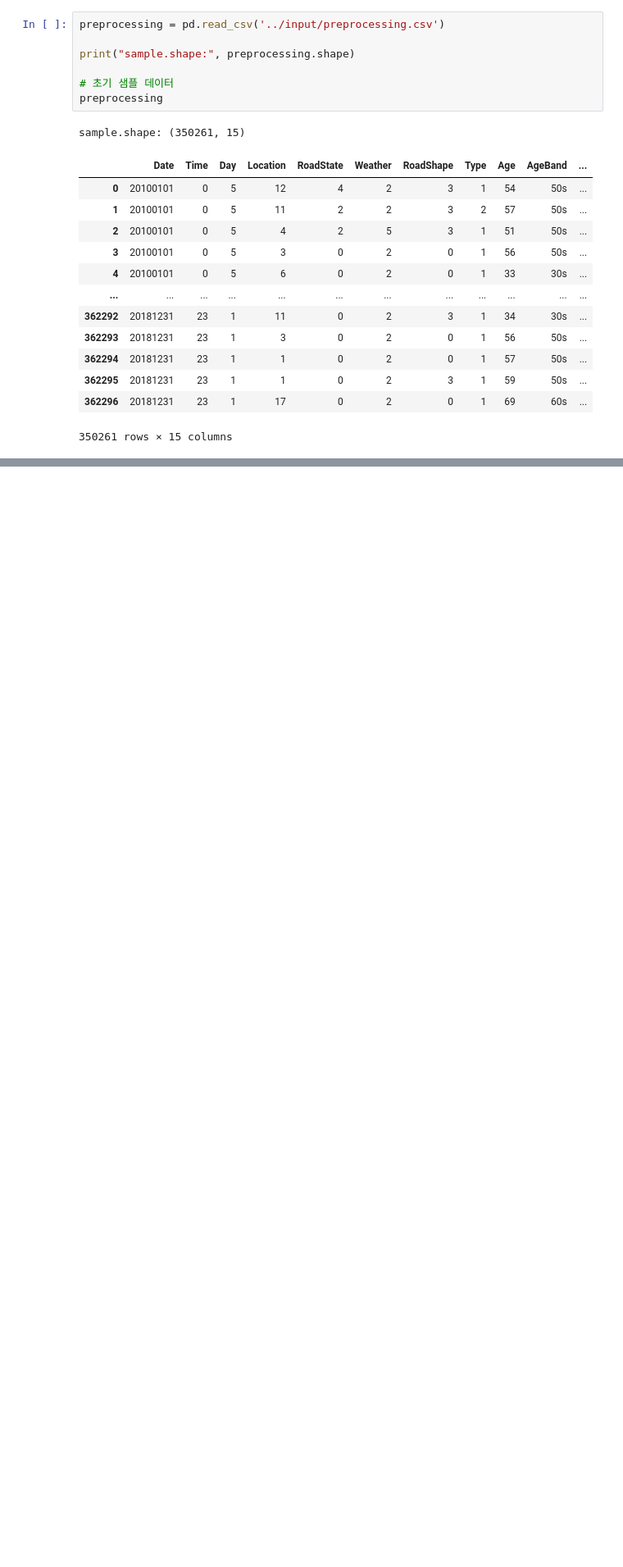
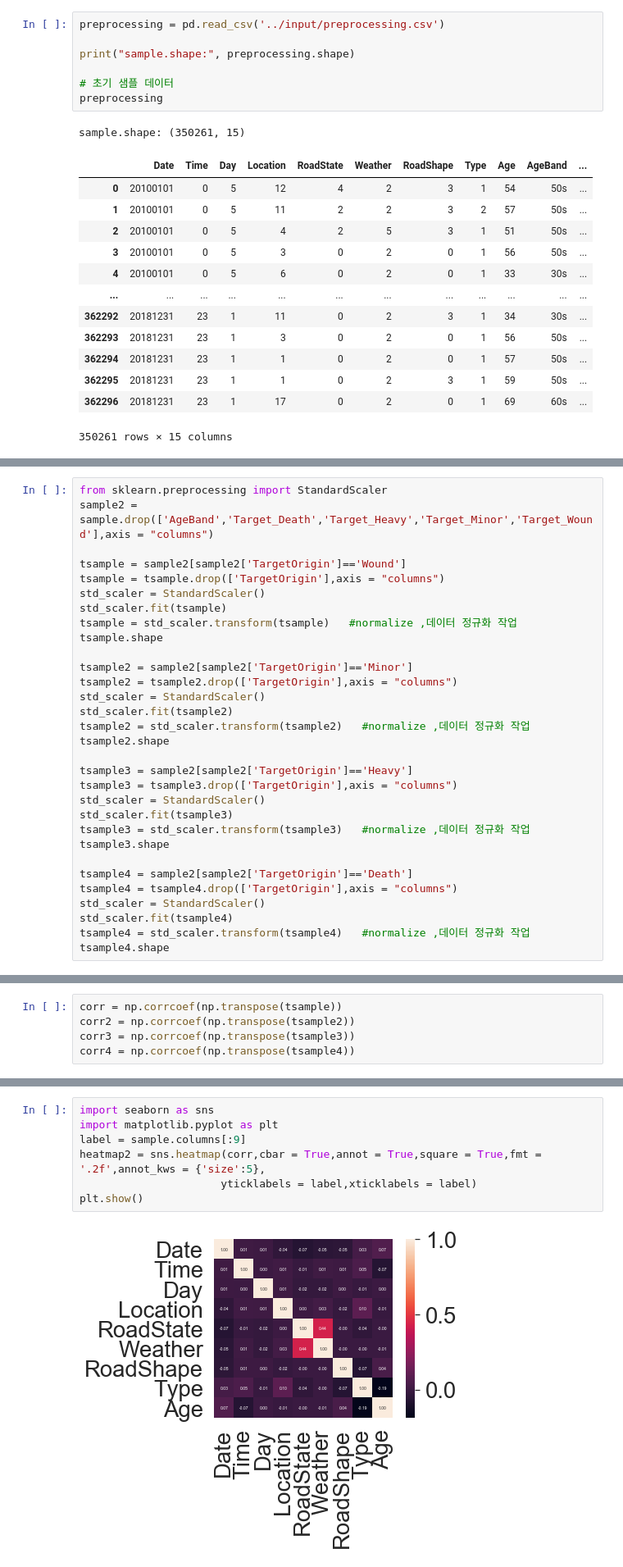
Before and after one commit to oohyun15/Prediction-of-Traffic-Accident-Risk, a Jupyter notebook: src/Preprocessing.ipynb, the cells around one changed output, grey strips where cells are left out. Shown: that part at 82% size. Cells and saved outputs as stored; diff of their text form; blank space fills up the shorter version.

```diff
--- a/src/Preprocessing.ipynb
+++ b/src/Preprocessing.ipynb
@@ -292,0 +320,31 @@ sample.shape: (350261, 15)
+# %%
+from sklearn.preprocessing import StandardScaler
+sample2 = sample.drop(['AgeBand','Target_Death','Target_Heavy','Target_Minor','Target_Wound'],axis = "columns")
+
+tsample = sample2[sample2['TargetOrigin']=='Wound']
+tsample = tsample.drop(['TargetOrigin'],axis = "columns")
+std_scaler = StandardScaler()
+std_scaler.fit(tsample)
+tsample = std_scaler.transform(tsample)   #normalize ,데이터 정규화 작업
+tsample.shape
+
+tsample2 = sample2[sample2['TargetOrigin']=='Minor']
+tsample2 = tsample2.drop(['TargetOrigin'],axis = "columns")
+std_scaler = StandardScaler()
+std_scaler.fit(tsample2)
+tsample2 = std_scaler.transform(tsample2)   #normalize ,데이터 정규화 작업
+tsample2.shape
+
+tsample3 = sample2[sample2['TargetOrigin']=='Heavy']
+tsample3 = tsample3.drop(['TargetOrigin'],axis = "columns")
+std_scaler = StandardScaler()
+std_scaler.fit(tsample3)
+tsample3 = std_scaler.transform(tsample3)   #normalize ,데이터 정규화 작업
+tsample3.shape
+
+tsample4 = sample2[sample2['TargetOrigin']=='Death']
+tsample4 = tsample4.drop(['TargetOrigin'],axis = "columns")
+std_scaler = StandardScaler()
+std_scaler.fit(tsample4)
+tsample4 = std_scaler.transform(tsample4)   #normalize ,데이터 정규화 작업
+tsample4.shape
@@ -292,0 +353,5 @@ sample.shape: (350261, 15)
+# %%
+corr = np.corrcoef(np.transpose(tsample))
+corr2 = np.corrcoef(np.transpose(tsample2))
+corr3 = np.corrcoef(np.transpose(tsample3))
+corr4 = np.corrcoef(np.transpose(tsample4))
@@ -292,0 +378,9 @@ sample.shape: (350261, 15)
+# %%
+import seaborn as sns
+import matplotlib.pyplot as plt
+label = sample.columns[:9]
+heatmap2 = sns.heatmap(corr,cbar = True,annot = True,square = True,fmt = '.2f',annot_kws = {'size':5},
+                      yticklabels = label,xticklabels = label)
+plt.show()
+# %% [output]
+[figure, added]
```
Also changed, not shown: parts of 9 cells of this notebook.
